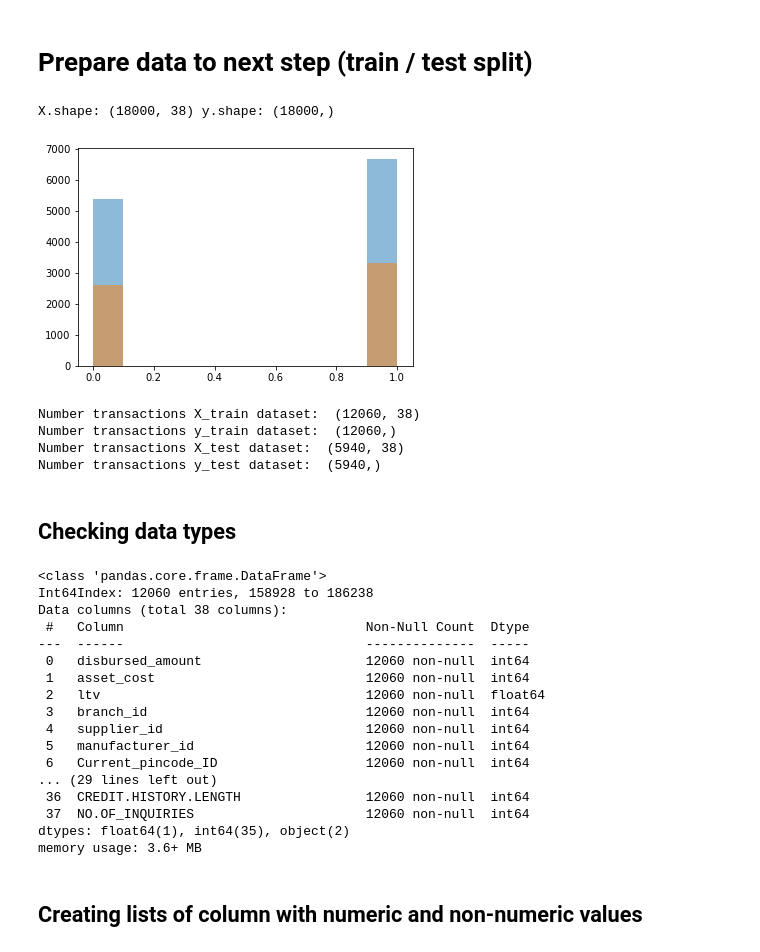
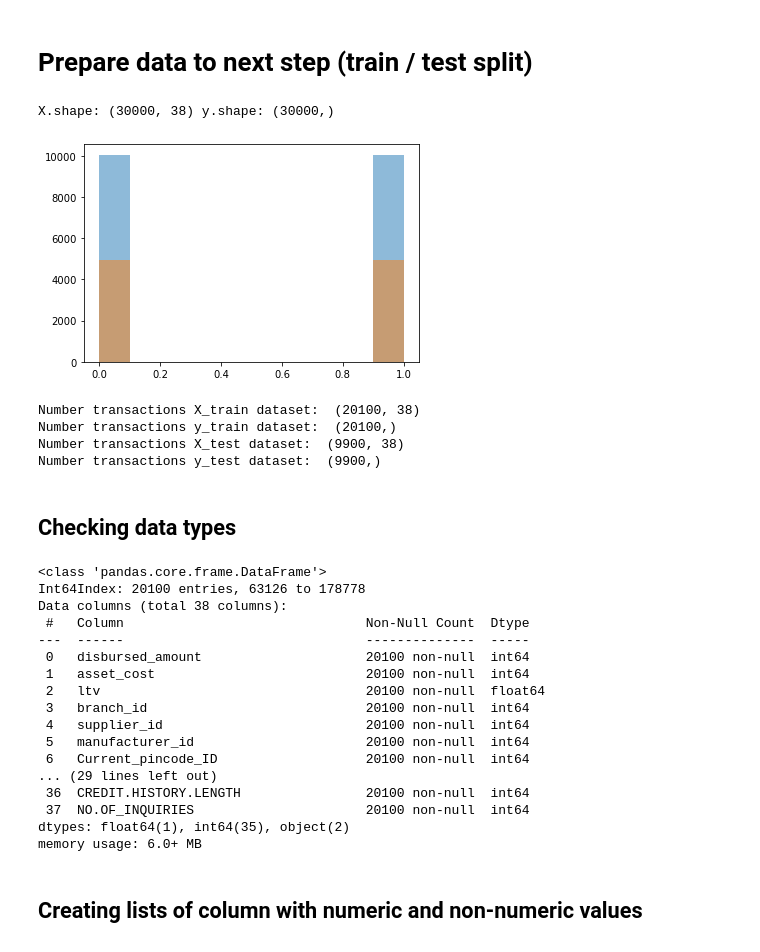
Before and after one commit to adamgie/Churn_project, a Jupyter notebook: projekt-chunrn_analysis_remarks.ipynb, the cells around one changed output. Drawn from its saved outputs; the diff is of its cells as text; code cells hidden in the pictures.

```diff
--- a/projekt-chunrn_analysis_remarks.ipynb
+++ b/projekt-chunrn_analysis_remarks.ipynb
@@ -77,18 +107,18 @@ dataset.head()
 # %%
-val_true = dataset[dataset['loan_default']==1]
-val_false = dataset[dataset['loan_default']==0]
+# val_true = dataset[dataset['loan_default']==1]
+# val_false = dataset[dataset['loan_default']==0]
 
-val_false.reset_index(drop=True)
-val_true.reset_index(drop=True)
+# val_false.reset_index(drop=True)
+# val_true.reset_index(drop=True)
 
-val_false=val_false.sample(n=8_000, random_state=1)
+# val_false=val_false.sample(n=8_000, random_state=1)
 
 
-val_true=val_true.sample(n=10_000, random_state=1)
+# val_true=val_true.sample(n=10_000, random_state=1)
 
 
-dataset = pd.concat([val_true,val_false])
-dataset.reset_index(drop=True)
-
+# dataset = pd.concat([val_true,val_false])
+# dataset.reset_index(drop=True)
+dataset = dataset.groupby('loan_default').sample(n=15_000, random_state=1) # po 15k każdy 50/50
 dataset['loan_default'].value_counts()
 # %% [output]
@@ -261,47 +276,47 @@ y = label_encoder.fit_transform(y)
 
 print(f"X.shape: {X.shape} y.shape: { y.shape}")
 # %% [output]
-X.shape: (18000, 38) y.shape: (18000,)
+X.shape: (30000, 38) y.shape: (30000,)
 # %%
-X_train, X_test, y_train, y_test = train_test_split(X, y, test_size=0.33, random_state=42)
+X_train, X_test, y_train, y_test = train_test_split(X, y, test_size=0.33, random_state=42,stratify=y)
 
 plt.hist(y_train, alpha=0.5)
 plt.hist(y_test, alpha=0.5)
 plt.show()
 # %% [output]
-[figure, old version]
+[figure, new version]
 # %%
 print("Number transactions X_train dataset: ", X_train.shape)
 print("Number transactions y_train dataset: ", y_train.shape)
 print("Number transactions X_test dataset: ", X_test.shape)
 print("Number transactions y_test dataset: ", y_test.shape)
 # %% [output]
-Number transactions X_train dataset:  (12060, 38)
-Number transactions y_train dataset:  (12060,)
-Number transactions X_test dataset:  (5940, 38)
-Number transactions y_test dataset:  (5940,)
+Number transactions X_train dataset:  (20100, 38)
+Number transactions y_train dataset:  (20100,)
+Number transactions X_test dataset:  (9900, 38)
+Number transactions y_test dataset:  (9900,)
 # %% [markdown]
 ## Checking data types
 # %%
 X_train.info()
 # %% [output]
 <class 'pandas.core.frame.DataFrame'>
-Int64Index: 12060 entries, 158928 to 186238
+Int64Index: 20100 entries, 63126 to 178778
 Data columns (total 38 columns):
  #   Column                               Non-Null Count  Dtype
 ---  ------                               --------------  -----
- 0   disbursed_amount                     12060 non-null  int64
- 1   asset_cost                           12060 non-null  int64
- 2   ltv                                  12060 non-null  float64
- 3   branch_id                            12060 non-null  int64
- 4   supplier_id                          12060 non-null  int64
- 5   manufacturer_id                      12060 non-null  int64
- 6   Current_pincode_ID                   12060 non-null  int64
+ 0   disbursed_amount                     20100 non-null  int64
+ 1   asset_cost                           20100 non-null  int64
+ 2   ltv                                  20100 non-null  float64
+ 3   branch_id                            20100 non-null  int64
+ 4   supplier_id                          20100 non-null  int64
+ 5   manufacturer_id                      20100 non-null  int64
+ 6   Current_pincode_ID                   20100 non-null  int64
 ... (29 lines left out)
- 36  CREDIT.HISTORY.LENGTH                12060 non-null  int64
- 37  NO.OF_INQUIRIES                      12060 non-null  int64
+ 36  CREDIT.HISTORY.LENGTH                20100 non-null  int64
+ 37  NO.OF_INQUIRIES                      20100 non-null  int64
 dtypes: float64(1), int64(35), object(2)
-memory usage: 3.6+ MB
+memory usage: 6.0+ MB
 # %% [markdown]
 ## Creating lists of column with numeric and non-numeric values
 # %%
```
Also changed, not shown: parts of 98 cells of this notebook.
